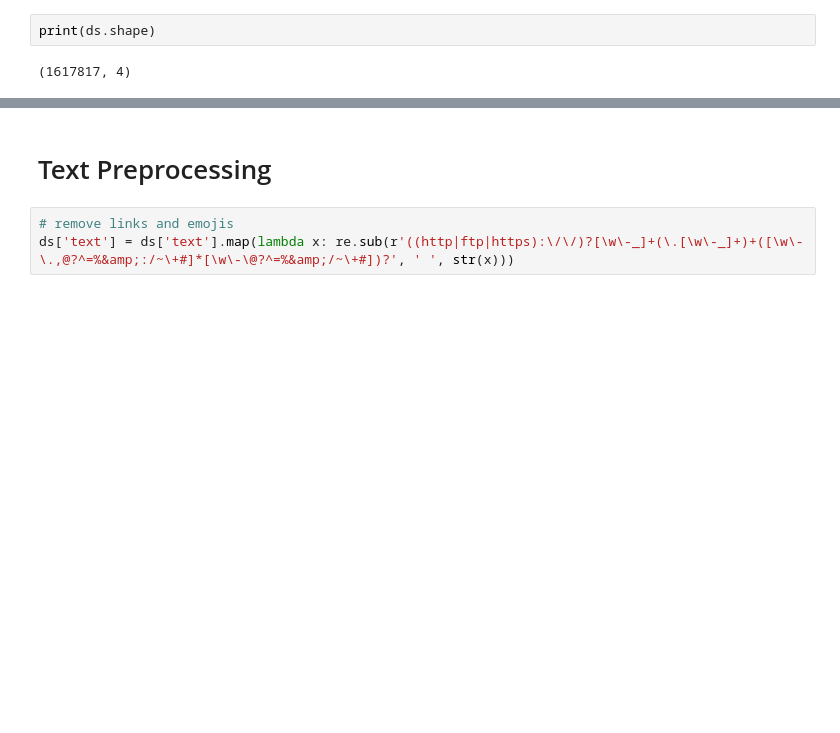
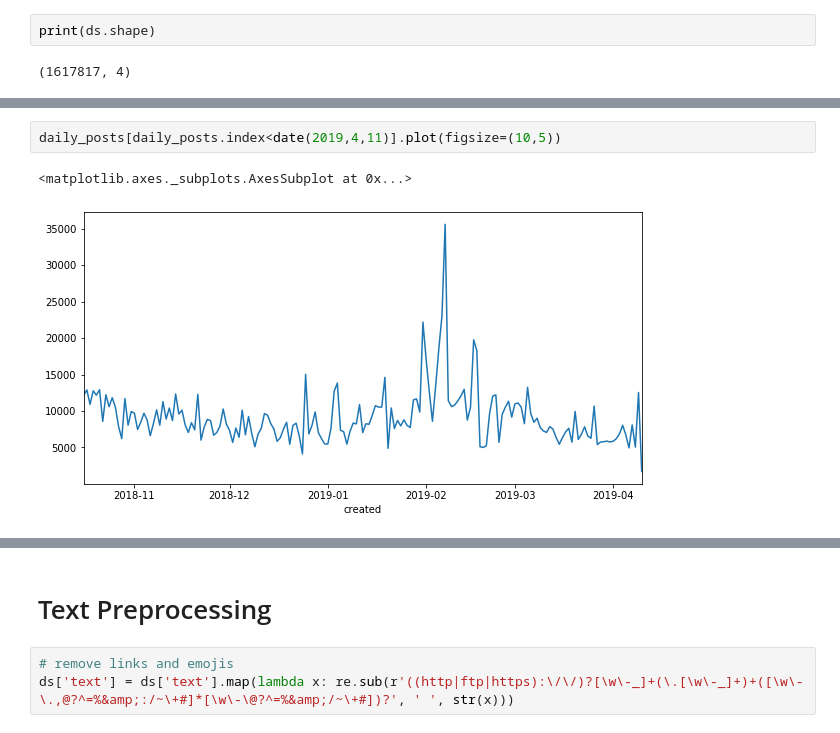
Before and after one commit to bearsun/insight_code, a Jupyter notebook: notebooks/Wk2_mvp.ipynb, the cells around one changed output, grey strips where cells are left out. Cells and saved outputs as stored; diff of their text form; blank space fills up the shorter version.

```diff
--- a/notebooks/Wk2_mvp.ipynb
+++ b/notebooks/Wk2_mvp.ipynb
@@ -115,0 +143,5 @@ print(ds.shape)
+# %%
+daily_posts[daily_posts.index<date(2019,4,11)].plot(figsize=(10,5))
+# %% [output]
+<matplotlib.axes._subplots.AxesSubplot at 0x...>
+[figure, added]
```
Also changed, not shown: parts of 27 cells of this notebook.
